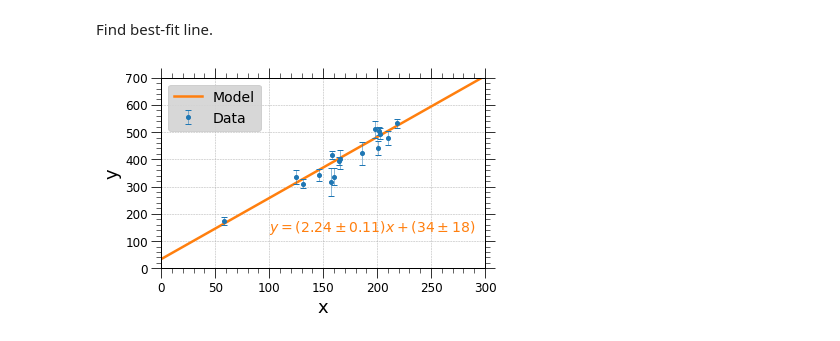
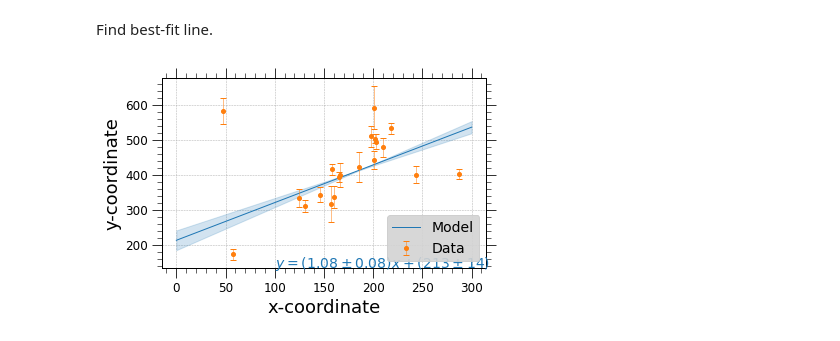
Before and after one commit to davidjaimes/fiting-a-model-to-data, a Jupyter notebook: exercise1.ipynb, the cells around one changed output. Drawn from its saved outputs; the diff is of its cells as text; code cells hidden in the pictures.

```diff
--- a/exercise1.ipynb
+++ b/exercise1.ipynb
@@ -19,3 +27,0 @@ Use data points 5 through 20 only.
-# %%
-df = df[4:]
-df
@@ -43,17 +31,22 @@ Find best-fit line.
 b, eb, m, em = linear(df['x'], df['y'], df['sig_y'])
 x = np.linspace(0, 300)
 y = m * x + b
+y1 = (m + 1.96 * em) * x + (b - 1.96 * eb)
+y2 = (m - 1.96 * em) * x + (b + 1.96 * eb)
 # %%
 plt.style.use(lightbg)
-plt.errorbar(df['x'], df['y'], yerr=df['sig_y'], ls='none', marker='.', ms=8, zorder=3, label='Data', capsize=3, lw=0.5)
-plt.plot(x, y, label='Model')
-plt.xlim(0, 300)
-plt.ylim(0, 700)
-plt.text(100, 135, fr'$y = ({m:.2f}\pm{em:.2f})x + ({b:.0f}\pm{eb:.0f})$', size=14, color='C1')
-plt.xlabel('x')
-plt.ylabel('y')
-plt.legend(fontsize=14)
-plt.tight_layout()
-plt.savefig('exercise1.png')
+fig, ax = plt.subplots()
+ax.plot(x, y, label='Model', lw=1)
+ax.fill_between(x, y1, y2, alpha=0.2, color='C0')
+ax.errorbar(df['x'], df['y'], yerr=df['sig_y'], ls='none', marker='.', ms=8, zorder=3, label='Data', capsize=3, lw=0.5, color='C1')
+
+#ax.set_xlim(50, 250)
+#ax.set_ylim(100, 600)
+ax.text(100, 135, fr'$y = ({m:.2f}\pm{em:.2f})x + ({b:.0f}\pm{eb:.0f})$', size=14, color='C0')
+ax.set_xlabel('x-coordinate')
+ax.set_ylabel('y-coordinate')
+ax.legend(fontsize=14)
+fig.tight_layout()
+fig.savefig('exercise1.png')
 # %% [output]
-[figure, old version]
+[figure, new version]
```
Also changed, not shown: parts of 5 cells of this notebook, 3 other files.
